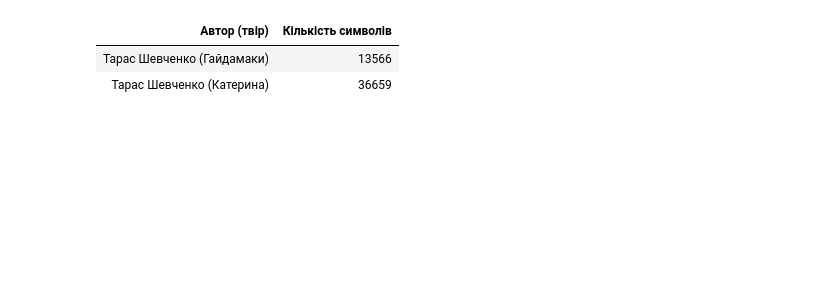
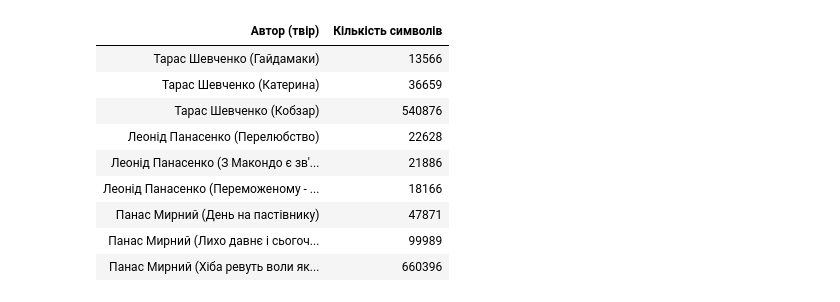
Before and after one commit to Pyroarsonist/COMP_LING_8_sem, a Jupyter notebook: Lab 1/main.ipynb, the cells around one changed output. Saved outputs shown, nothing was run; the diff lists cells and outputs as text; code cells hidden in the pictures; blank space fills up the shorter version.

```diff
--- a/Lab 1/main.ipynb
+++ b/Lab 1/main.ipynb
@@ -3,30 +3,42 @@
 
 def intersection(lst1, lst2):
     return list(set(lst1) & set(lst2))
+# %%
+import csv
+
+ukrainian_default_freqs = []
+path = './ukranian_default_freqs.csv'
+f = open(path, 'r')
+reader = csv.reader(f, skipinitialspace=True)
+for row in reader:
+    ukrainian_default_freqs.append( {
+        "symbol": row[0].lower(),
+        "frequency": float(row[1])
+    })
+# print(ukrainian_default_freqs)
 # %%
-import csv
 
-authors = []
+compositions = []
 
-path = './samples/authors.csv'
+path = './samples/compositions.csv'
 f = open(path, 'r')
 reader = csv.reader(f, skipinitialspace=True)
 for row in reader:
-    authors.append( {
+    compositions.append( {
         "author": row[0],
         "composition": row[1],
         "file": row[2],
     })
 
-def find_author(file, arr):
-    a = next(filter(lambda a: a['file'] == file, arr), None)
+def find_composition(file):
+    a = next(filter(lambda a: a['file'] == file, compositions), None)
     return a
 
-def find_author_by_name(name, arr):
-    a = next(filter(lambda a: a['author'] == name, arr), None)
+def find_composition_by_name(name):
+    a = next(filter(lambda a: a['author'] == name, compositions), None)
     return a
 
-def get_author_name(a):
+def get_composition_title(a):
     return f"{a['author']} ({a['composition']})"
 # %%
 import os
@@ -37,7 +49,7 @@ files=[]
 for filename in glob.glob(os.path.join(path, '*.txt')):
    with open(os.path.join(os.getcwd(), filename), 'r') as f:
        name = os.path.basename(f.name)
-       a = find_author(name, authors)
+       a = find_composition(name)
        if a is None: continue
        print(name)
        files.append(f)
@@ -47,12 +66,14 @@ shevchenko_gaydamaki.txt
 shevchenko_katerina.txt
 # %%
 total_letters = {}
+
+def get_total_letters(opened_file):
+    return len(opened_file.read())
 
 for _f in files:
     f = open(_f.name,'r')
     name = os.path.basename(f.name)
-    total_letters[name]= len(f.read())
-# print(total_letters)
+    total_letters[name]= get_total_letters(f)
 # %%
 import re
 
@@ -127,24 +191,30 @@ all_symbols_set=sorted(all_symbols_set)
 # %%
 
 import pandas as pd
 from IPython.display import HTML, display
 
-authors_with_total_letters =  authors.copy()
 for file in total_letters:
-    a= find_author(file,authors)
+    a= find_composition(file)
     if a is None:
         continue
     a["total_letters"] = total_letters[file]
 
 def view_total_letters(arr):
-    new_arr = list(map(lambda a: {'name': get_author_name(a), 'total_letters': a['total_letters'] },arr))
+    new_arr = list(map(lambda a: {'name': get_composition_title(a), 'total_letters': a['total_letters'] },arr))
     df = pd.DataFrame(new_arr)
     # new_df = df[['author','composition','total_letters']]
     df.columns=['Автор (твір)','Кількість символів']
     return HTML(df.to_html(classes='table table-striped', index=None))
 
-view_total_letters(authors_with_total_letters)
+view_total_letters(compositions)
 # %% [output]
 | Автор (твір) | Кількість символів |
 | Тарас Шевченко (Гайдамаки) | 13566 |
 | Тарас Шевченко (Катерина) | 36659 |
+| Тарас Шевченко (Кобзар) | 540876 |
+| Леонід Панасенко (Перелюбство) | 22628 |
+| Леонід Панасенко (З Макондо є зв'... | 21886 |
+| Леонід Панасенко (Переможеному - ... | 18166 |
+| Панас Мирний (День на пастівнику) | 47871 |
+| Панас Мирний (Лихо давнє і сьогоч... | 99989 |
+| Панас Мирний (Хіба ревуть воли як... | 660396 |
```
Also changed, not shown: parts of 15 cells of this notebook, 1 other file.
